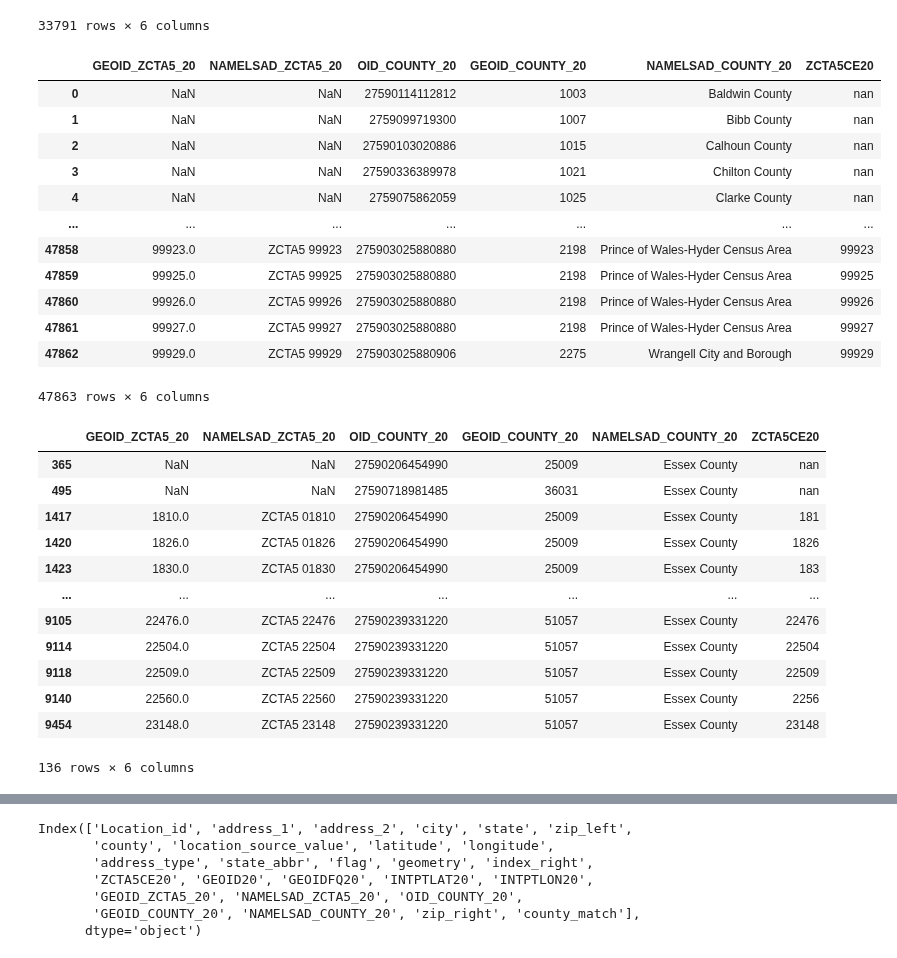
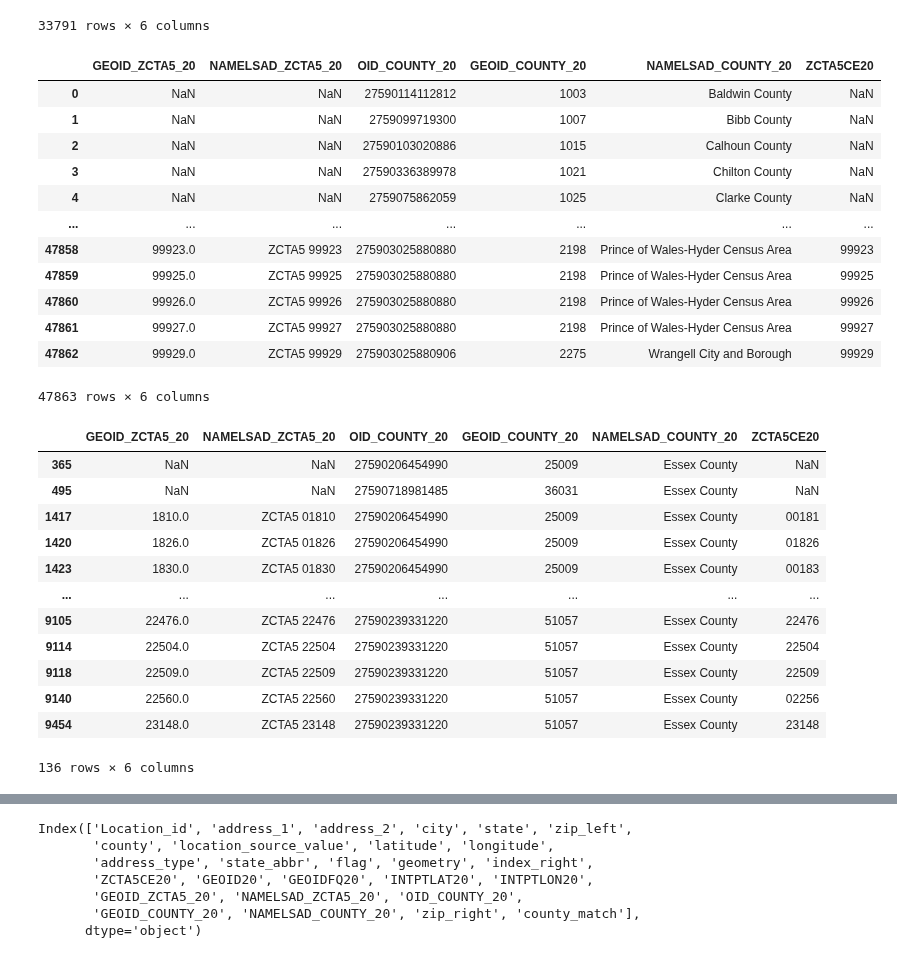
Before and after one commit to brian-cy-chang/UW_Geospatial, a Jupyter notebook: notebooks/nominatim_parsing.ipynb, the cells around one changed output, grey strips where cells are left out. Cells and saved outputs as stored; diff of their text form; code cells hidden in the pictures.

```diff
--- a/notebooks/nominatim_parsing.ipynb
+++ b/notebooks/nominatim_parsing.ipynb
@@ -91,17 +91,18 @@ create_dir(save_path)
 zcta_shapes.to_file(save_path, driver='ESRI Shapefile')
 # %%
 zcta_crosswalk['ZCTA5CE20'] = zcta_crosswalk.GEOID_ZCTA5_20.apply(lambda x: str(x).rstrip(".0") if ".0" in str(x) else str(x))
+zcta_crosswalk['ZCTA5CE20'] = zcta_crosswalk.ZCTA5CE20.apply(lambda x: np.NaN if x == "nan" else x.rjust(5, '0'))
 # zcta_crosswalk['GEOID20'] = zcta_crosswalk.GEOID_COUNTY_20.astype(str)
 # zcta_crosswalk['GEOID20'] = zcta_crosswalk.zip.apply(lambda x: str(x).zfill(5))
 # convert to string without trailing zeros and decimal
 zcta_crosswalk
 # %% [output]
 |  | GEOID_ZCTA5_20 | NAMELSAD_ZCTA5_20 | OID_COUNTY_20 | GEOID_COUNTY_20 | NAMELSAD_COUNTY_20 | ZCTA5CE20 |
-| 0 | NaN | NaN | 27590114112812 | 1003 | Baldwin County | nan |
-| 1 | NaN | NaN | 2759099719300 | 1007 | Bibb County | nan |
-| 2 | NaN | NaN | 27590103020886 | 1015 | Calhoun County | nan |
-| 3 | NaN | NaN | 27590336389978 | 1021 | Chilton County | nan |
-| 4 | NaN | NaN | 2759075862059 | 1025 | Clarke County | nan |
+| 0 | NaN | NaN | 27590114112812 | 1003 | Baldwin County | NaN |
+| 1 | NaN | NaN | 2759099719300 | 1007 | Bibb County | NaN |
+| 2 | NaN | NaN | 27590103020886 | 1015 | Calhoun County | NaN |
+| 3 | NaN | NaN | 27590336389978 | 1021 | Chilton County | NaN |
+| 4 | NaN | NaN | 2759075862059 | 1025 | Clarke County | NaN |
 | ... | ... | ... | ... | ... | ... | ... |
 | 47858 | 99923.0 | ZCTA5 99923 | 275903025880880 | 2198 | Prince of Wales-Hyder Census Area | 99923 |
 | 47859 | 99925.0 | ZCTA5 99925 | 275903025880880 | 2198 | Prince of Wales-Hyder Census Area | 99925 |
@@ -113,16 +114,16 @@ zcta_crosswalk
 zcta_crosswalk.loc[zcta_crosswalk.NAMELSAD_COUNTY_20.str.contains("Essex")]
 # %% [output]
 |  | GEOID_ZCTA5_20 | NAMELSAD_ZCTA5_20 | OID_COUNTY_20 | GEOID_COUNTY_20 | NAMELSAD_COUNTY_20 | ZCTA5CE20 |
-| 365 | NaN | NaN | 27590206454990 | 25009 | Essex County | nan |
-| 495 | NaN | NaN | 27590718981485 | 36031 | Essex County | nan |
-| 1417 | 1810.0 | ZCTA5 01810 | 27590206454990 | 25009 | Essex County | 181 |
-| 1420 | 1826.0 | ZCTA5 01826 | 27590206454990 | 25009 | Essex County | 1826 |
-| 1423 | 1830.0 | ZCTA5 01830 | 27590206454990 | 25009 | Essex County | 183 |
+| 365 | NaN | NaN | 27590206454990 | 25009 | Essex County | NaN |
+| 495 | NaN | NaN | 27590718981485 | 36031 | Essex County | NaN |
+| 1417 | 1810.0 | ZCTA5 01810 | 27590206454990 | 25009 | Essex County | 00181 |
+| 1420 | 1826.0 | ZCTA5 01826 | 27590206454990 | 25009 | Essex County | 01826 |
+| 1423 | 1830.0 | ZCTA5 01830 | 27590206454990 | 25009 | Essex County | 00183 |
 | ... | ... | ... | ... | ... | ... | ... |
 | 9105 | 22476.0 | ZCTA5 22476 | 27590239331220 | 51057 | Essex County | 22476 |
 | 9114 | 22504.0 | ZCTA5 22504 | 27590239331220 | 51057 | Essex County | 22504 |
 | 9118 | 22509.0 | ZCTA5 22509 | 27590239331220 | 51057 | Essex County | 22509 |
-| 9140 | 22560.0 | ZCTA5 22560 | 27590239331220 | 51057 | Essex County | 2256 |
+| 9140 | 22560.0 | ZCTA5 22560 | 27590239331220 | 51057 | Essex County | 02256 |
 | 9454 | 23148.0 | ZCTA5 23148 | 27590239331220 | 51057 | Essex County | 23148 |
 136 rows × 6 columns
 # %%
```
Also changed, not shown: parts of 25 cells of this notebook, 3 other files.
